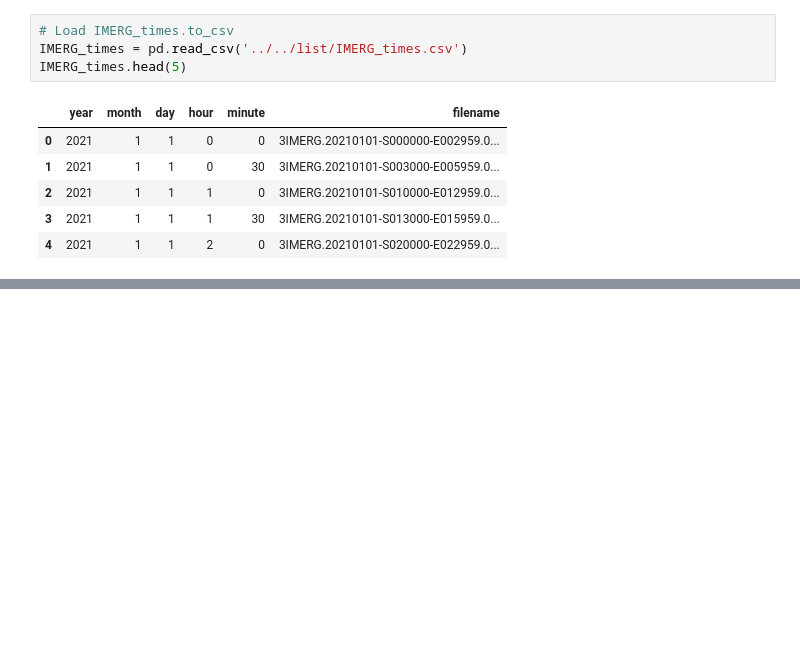
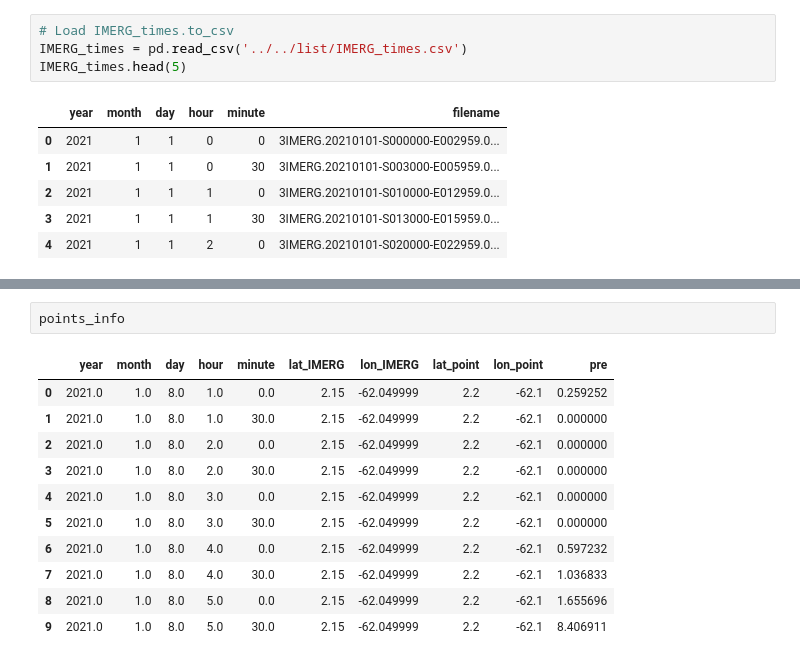
Before and after one commit to mhacarthur/IMERG_processing, a Jupyter notebook: jupyter/extract/Point_time_extract.ipynb, the cells around one changed output, grey strips where cells are left out. Saved outputs shown, nothing was run; the diff lists cells and outputs as text; blank space fills up the shorter version.

```diff
--- a/jupyter/extract/Point_time_extract.ipynb
+++ b/jupyter/extract/Point_time_extract.ipynb
@@ -230,2 +233,16 @@ Input time  : 2021 1 8 5 33
 Nearest time: [2021, 1, 8, 5, 30]
 File        : 3IMERG.20210108-S053000-E055959.0330.V06B.nc
+# %%
+points_info
+# %% [output]
+|  | year | month | day | hour | minute | lat_IMERG | lon_IMERG | lat_point | lon_point | pre |
+| 0 | 2021.0 | 1.0 | 8.0 | 1.0 | 0.0 | 2.15 | -62.049999 | 2.2 | -62.1 | 0.259252 |
+| 1 | 2021.0 | 1.0 | 8.0 | 1.0 | 30.0 | 2.15 | -62.049999 | 2.2 | -62.1 | 0.000000 |
+| 2 | 2021.0 | 1.0 | 8.0 | 2.0 | 0.0 | 2.15 | -62.049999 | 2.2 | -62.1 | 0.000000 |
+| 3 | 2021.0 | 1.0 | 8.0 | 2.0 | 30.0 | 2.15 | -62.049999 | 2.2 | -62.1 | 0.000000 |
+| 4 | 2021.0 | 1.0 | 8.0 | 3.0 | 0.0 | 2.15 | -62.049999 | 2.2 | -62.1 | 0.000000 |
+| 5 | 2021.0 | 1.0 | 8.0 | 3.0 | 30.0 | 2.15 | -62.049999 | 2.2 | -62.1 | 0.000000 |
+| 6 | 2021.0 | 1.0 | 8.0 | 4.0 | 0.0 | 2.15 | -62.049999 | 2.2 | -62.1 | 0.597232 |
+| 7 | 2021.0 | 1.0 | 8.0 | 4.0 | 30.0 | 2.15 | -62.049999 | 2.2 | -62.1 | 1.036833 |
+| 8 | 2021.0 | 1.0 | 8.0 | 5.0 | 0.0 | 2.15 | -62.049999 | 2.2 | -62.1 | 1.655696 |
+| 9 | 2021.0 | 1.0 | 8.0 | 5.0 | 30.0 | 2.15 | -62.049999 | 2.2 | -62.1 | 8.406911 |
```
Also changed, not shown: parts of 3 cells of this notebook, 2 other files.
